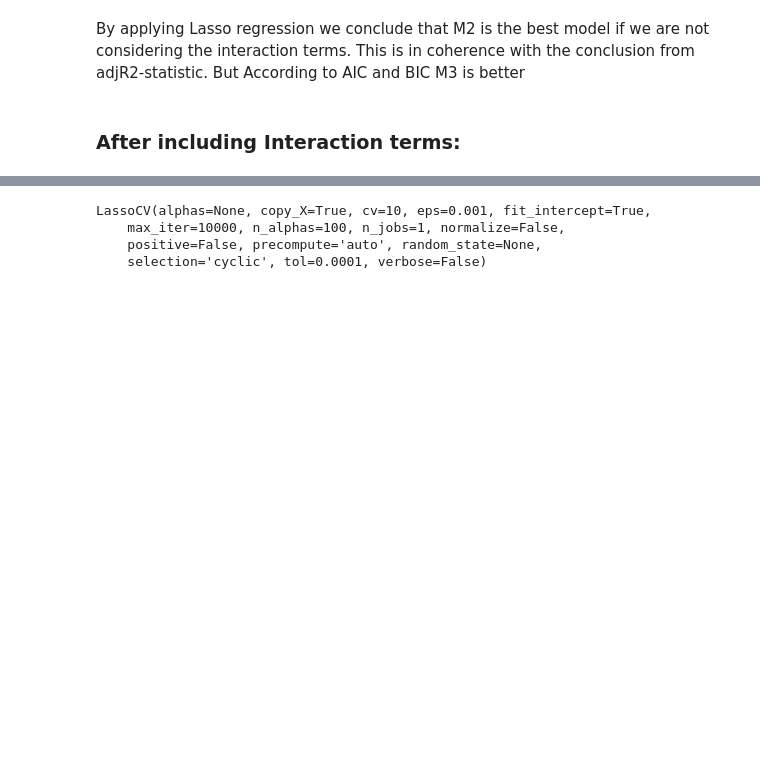
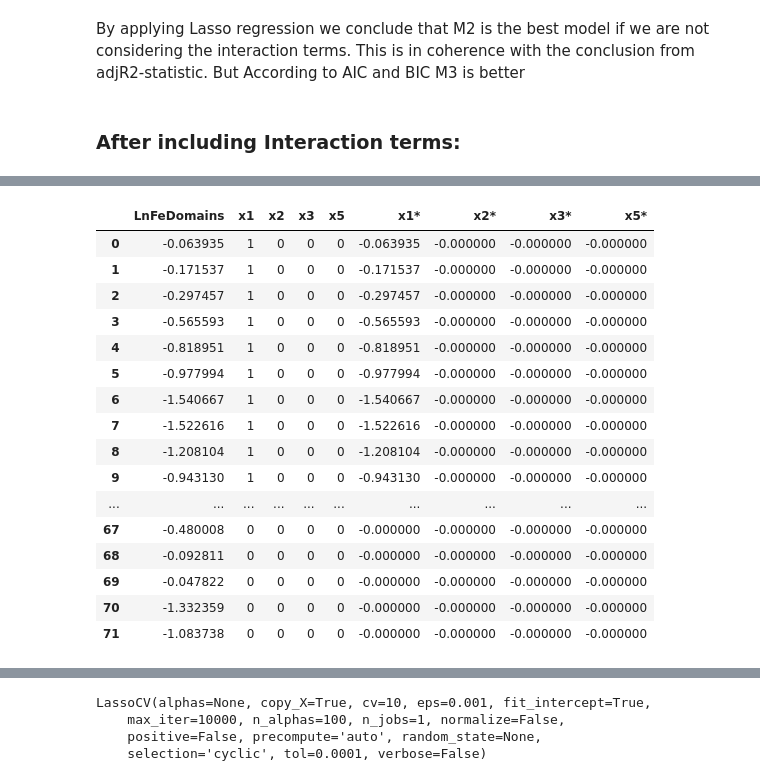
Before and after one commit to AaradhyaSaxena/23-Fractionation-of-elements-between-solid-and-molten-phases-in-multi-component-Fe-Ni-X-systems, a Jupyter notebook: 05 Linear_Regression5.ipynb, the cells around one changed output, grey strips where cells are left out. Saved outputs shown, nothing was run; the diff lists cells and outputs as text; code cells hidden in the pictures; blank space fills up the shorter version.

```diff
--- a/05 Linear_Regression5.ipynb
+++ b/05 Linear_Regression5.ipynb
@@ -229,4 +237,24 @@ df8.head()
 # %%
 y = df8['LnDinv']
 X1 = df8.drop(['LnDinv'], axis=1)
+# %%
+X1
+# %% [output]
+|  | LnFeDomains | x1 | x2 | x3 | x5 | x1* | x2* | x3* | x5* |
+| 0 | -0.063935 | 1 | 0 | 0 | 0 | -0.063935 | -0.000000 | -0.000000 | -0.000000 |
+| 1 | -0.171537 | 1 | 0 | 0 | 0 | -0.171537 | -0.000000 | -0.000000 | -0.000000 |
+| 2 | -0.297457 | 1 | 0 | 0 | 0 | -0.297457 | -0.000000 | -0.000000 | -0.000000 |
+| 3 | -0.565593 | 1 | 0 | 0 | 0 | -0.565593 | -0.000000 | -0.000000 | -0.000000 |
+| 4 | -0.818951 | 1 | 0 | 0 | 0 | -0.818951 | -0.000000 | -0.000000 | -0.000000 |
+| 5 | -0.977994 | 1 | 0 | 0 | 0 | -0.977994 | -0.000000 | -0.000000 | -0.000000 |
+| 6 | -1.540667 | 1 | 0 | 0 | 0 | -1.540667 | -0.000000 | -0.000000 | -0.000000 |
+| 7 | -1.522616 | 1 | 0 | 0 | 0 | -1.522616 | -0.000000 | -0.000000 | -0.000000 |
+| 8 | -1.208104 | 1 | 0 | 0 | 0 | -1.208104 | -0.000000 | -0.000000 | -0.000000 |
+| 9 | -0.943130 | 1 | 0 | 0 | 0 | -0.943130 | -0.000000 | -0.000000 | -0.000000 |
+| ... | ... | ... | ... | ... | ... | ... | ... | ... | ... |
+| 67 | -0.480008 | 0 | 0 | 0 | 0 | -0.000000 | -0.000000 | -0.000000 | -0.000000 |
+| 68 | -0.092811 | 0 | 0 | 0 | 0 | -0.000000 | -0.000000 | -0.000000 | -0.000000 |
+| 69 | -0.047822 | 0 | 0 | 0 | 0 | -0.000000 | -0.000000 | -0.000000 | -0.000000 |
+| 70 | -1.332359 | 0 | 0 | 0 | 0 | -0.000000 | -0.000000 | -0.000000 | -0.000000 |
+| 71 | -1.083738 | 0 | 0 | 0 | 0 | -0.000000 | -0.000000 | -0.000000 | -0.000000 |
 # %%
```
Also changed, not shown: parts of 30 cells of this notebook.
